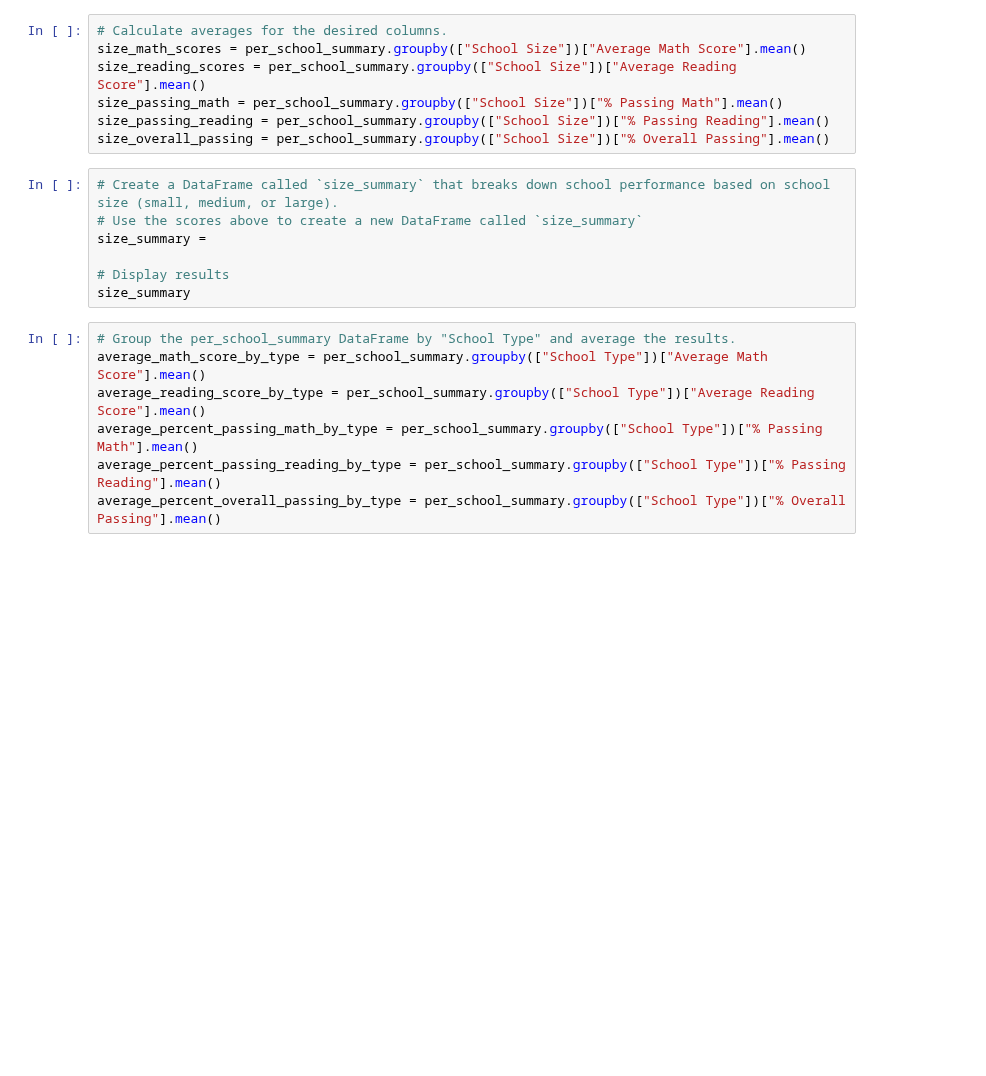
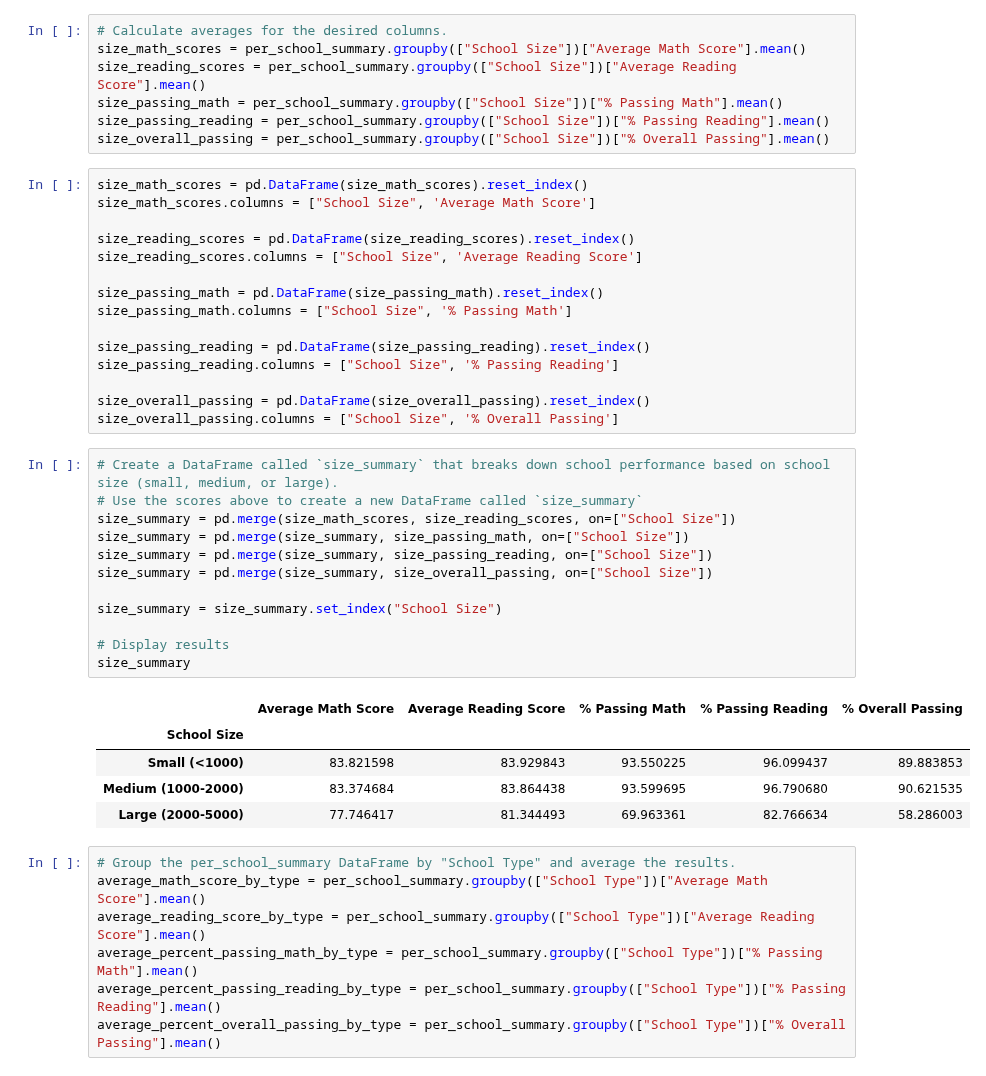
Before and after one commit to matthewsvale/pandas-challenge, a Jupyter notebook: PyCitySchools/school_data_analysis.ipynb, the cells around one changed output. Saved outputs shown, nothing was run; the diff lists cells and outputs as text; blank space fills up the shorter version.

```diff
--- a/PyCitySchools/school_data_analysis.ipynb
+++ b/PyCitySchools/school_data_analysis.ipynb
@@ -810,13 +810,39 @@ size_reading_scores = per_school_summary.groupby(["School Size"])["Average Readi
 size_passing_math = per_school_summary.groupby(["School Size"])["% Passing Math"].mean()
 size_passing_reading = per_school_summary.groupby(["School Size"])["% Passing Reading"].mean()
 size_overall_passing = per_school_summary.groupby(["School Size"])["% Overall Passing"].mean()
+# %%
+size_math_scores = pd.DataFrame(size_math_scores).reset_index()
+size_math_scores.columns = ["School Size", 'Average Math Score']
+
+size_reading_scores = pd.DataFrame(size_reading_scores).reset_index()
+size_reading_scores.columns = ["School Size", 'Average Reading Score']
+
+size_passing_math = pd.DataFrame(size_passing_math).reset_index()
+size_passing_math.columns = ["School Size", '% Passing Math']
+
+size_passing_reading = pd.DataFrame(size_passing_reading).reset_index()
+size_passing_reading.columns = ["School Size", '% Passing Reading']
+
+size_overall_passing = pd.DataFrame(size_overall_passing).reset_index()
+size_overall_passing.columns = ["School Size", '% Overall Passing']
 # %%
 # Create a DataFrame called `size_summary` that breaks down school performance based on school size (small, medium, or large).
 # Use the scores above to create a new DataFrame called `size_summary`
-size_summary =
+size_summary = pd.merge(size_math_scores, size_reading_scores, on=["School Size"])
+size_summary = pd.merge(size_summary, size_passing_math, on=["School Size"])
+size_summary = pd.merge(size_summary, size_passing_reading, on=["School Size"])
+size_summary = pd.merge(size_summary, size_overall_passing, on=["School Size"])
+
+size_summary = size_summary.set_index("School Size")
 
 # Display results
 size_summary
+# %% [output]
+|  | Average Math Score | Average Reading Score | % Passing Math | % Passing Reading | % Overall Passing |
+| School Size |  |  |  |  |  |
+| Small (<1000) | 83.821598 | 83.929843 | 93.550225 | 96.099437 | 89.883853 |
+| Medium (1000-2000) | 83.374684 | 83.864438 | 93.599695 | 96.790680 | 90.621535 |
+| Large (2000-5000) | 77.746417 | 81.344493 | 69.963361 | 82.766634 | 58.286003 |
 # %%
 # Group the per_school_summary DataFrame by "School Type" and average the results.
 average_math_score_by_type = per_school_summary.groupby(["School Type"])["Average Math Score"].mean()
```
Also changed, not shown: parts of 26 cells of this notebook, 1 other file.
